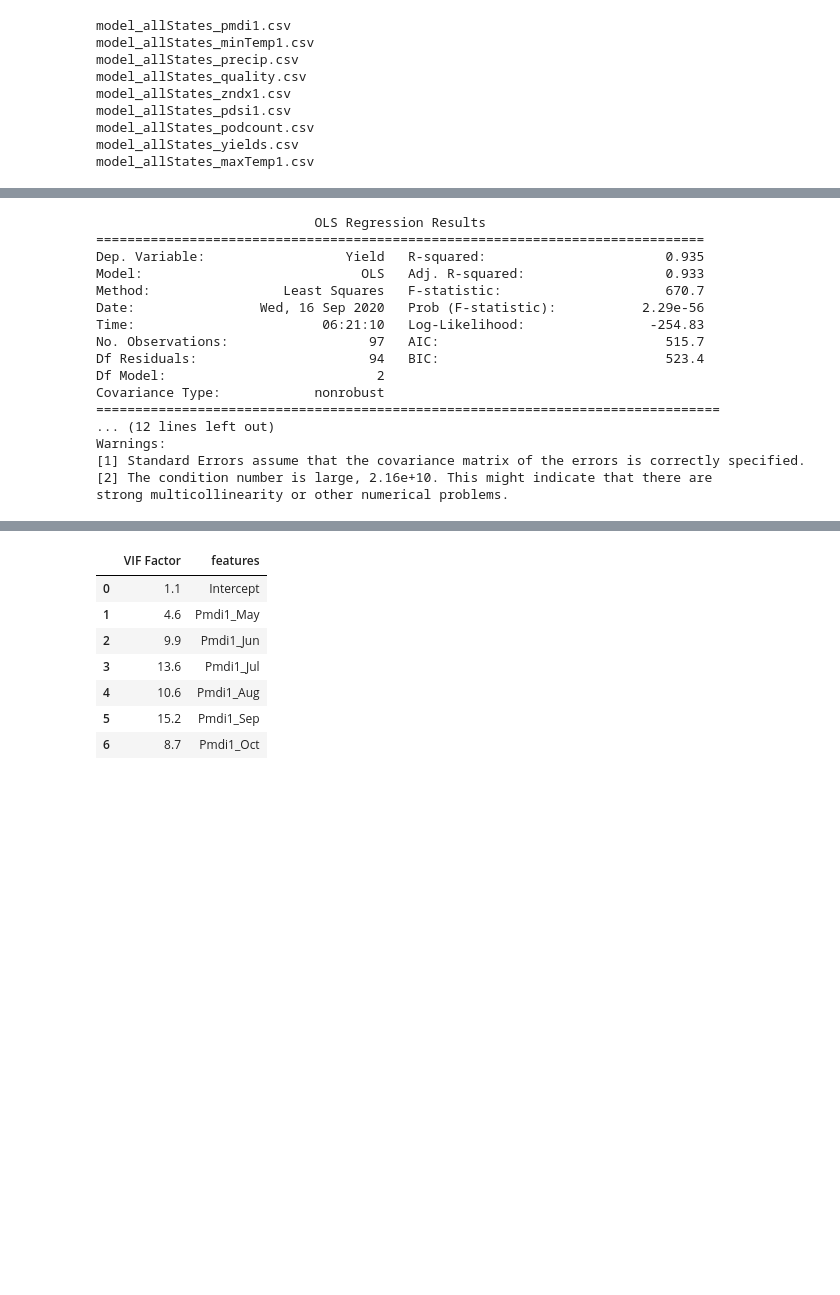
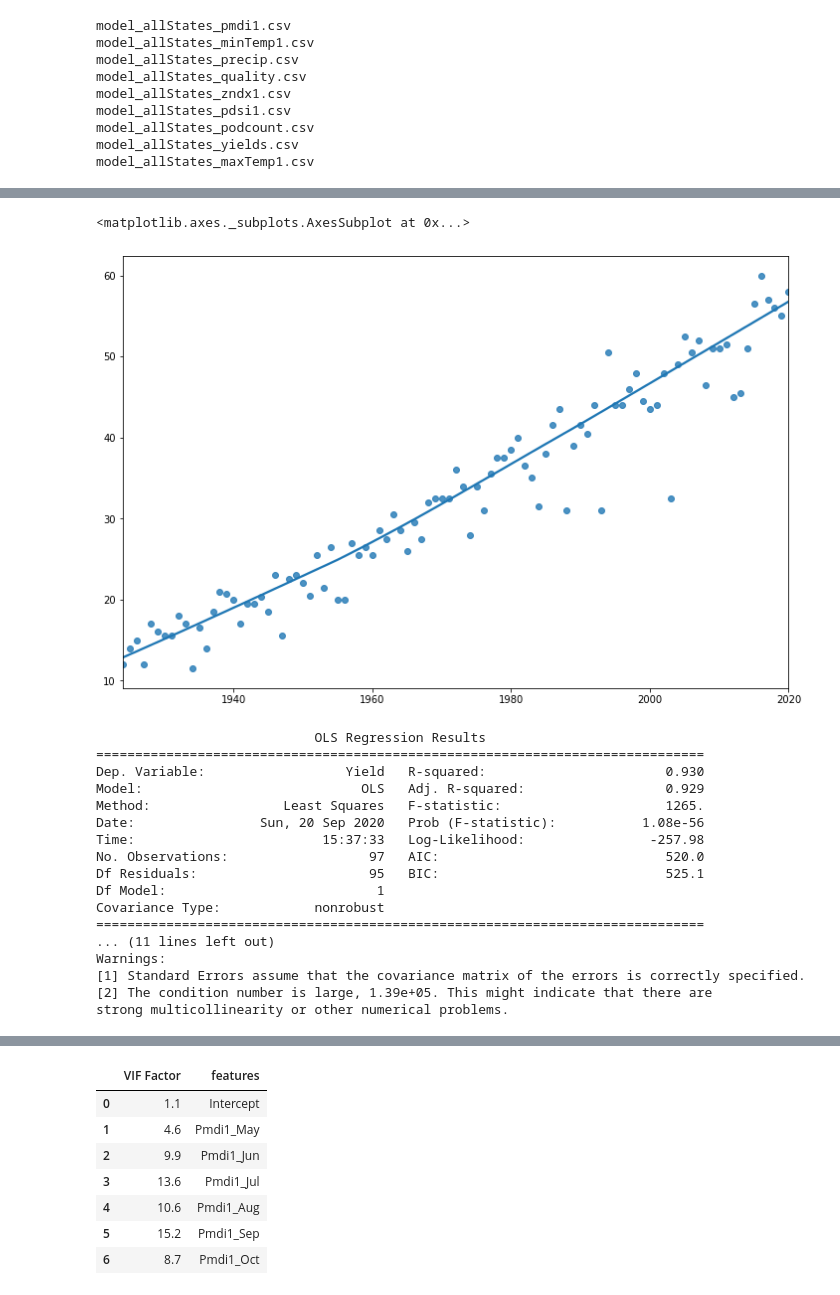
Before and after one commit to powell001/USDA_NOAA_data, a Jupyter notebook: featureSelection.ipynb, the cells around one changed output, grey strips where cells are left out. Saved outputs shown, nothing was run; the diff lists cells and outputs as text; code cells hidden in the pictures; blank space fills up the shorter version.

```diff
--- a/featureSelection.ipynb
+++ b/featureSelection.ipynb
@@ -64,24 +62,32 @@ show(p)
 # %% [output]
 [interactive output not drawn]
 [interactive output not drawn]
+# %%
+y = iowa1["Yield"].values
+x = iowa1["Year"].values
+sns.regplot(x, y, lowess=True)
+# %% [output]
+<matplotlib.axes._subplots.AxesSubplot at 0x...>
+[figure, added]
 # %%
-model = smf.ols(formula = 'Yield ~ Year + I(Year**2)', data=iowa1).fit()
-print(model.summary())
+modelAllYears = smf.ols(formula = 'Yield ~ Year + I(Year**2)  + I(Year**3)', data=iowa1).fit()
+modelAllYears_linear = smf.ols(formula = 'Yield ~ Year', data=iowa1).fit()
+print(modelAllYears_linear.summary())
 # %% [output]
                             OLS Regression Results
 ==============================================================================
-Dep. Variable:                  Yield   R-squared:                       0.935
-Model:                            OLS   Adj. R-squared:                  0.933
-Method:                 Least Squares   F-statistic:                     670.7
-Date:                Wed, 16 Sep 2020   Prob (F-statistic):           2.29e-56
-Time:                        06:21:10   Log-Likelihood:                -254.83
-No. Observations:                  97   AIC:                             515.7
-Df Residuals:                      94   BIC:                             523.4
-Df Model:                           2
+Dep. Variable:                  Yield   R-squared:                       0.930
+Model:                            OLS   Adj. R-squared:                  0.929
+Method:                 Least Squares   F-statistic:                     1265.
+Date:                Sun, 20 Sep 2020   Prob (F-statistic):           1.08e-56
+Time:                        15:37:33   Log-Likelihood:                -257.98
+No. Observations:                  97   AIC:                             520.0
+Df Residuals:                      95   BIC:                             525.1
+Df Model:                           1
 Covariance Type:            nonrobust
-================================================================================
-... (12 lines left out)
+==============================================================================
+... (11 lines left out)
 Warnings:
 [1] Standard Errors assume that the covariance matrix of the errors is correctly specified.
-[2] The condition number is large, 2.16e+10. This might indicate that there are
+[2] The condition number is large, 1.39e+05. This might indicate that there are
 strong multicollinearity or other numerical problems.
```
Also changed, not shown: parts of 20 cells of this notebook.
